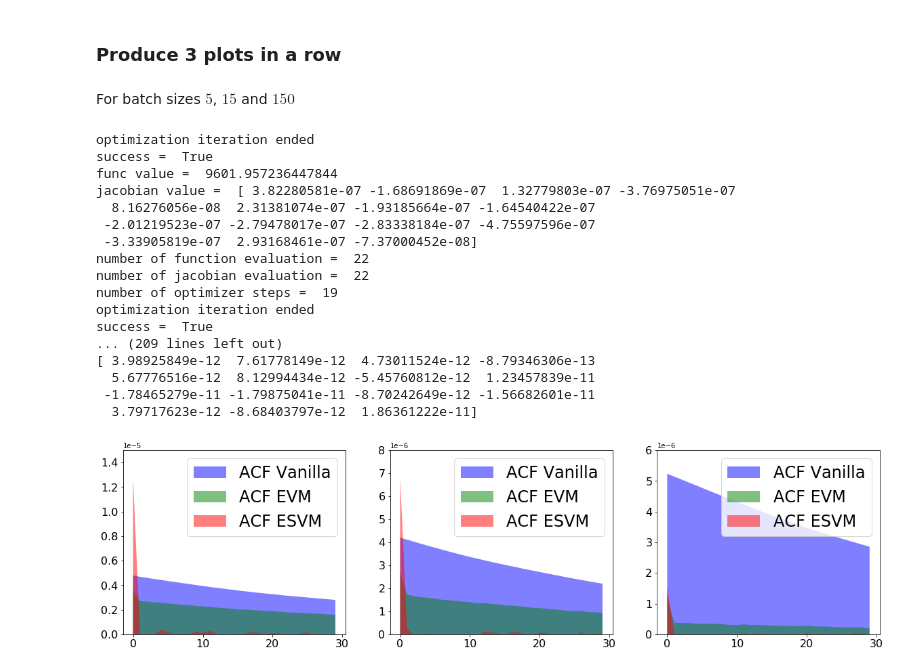
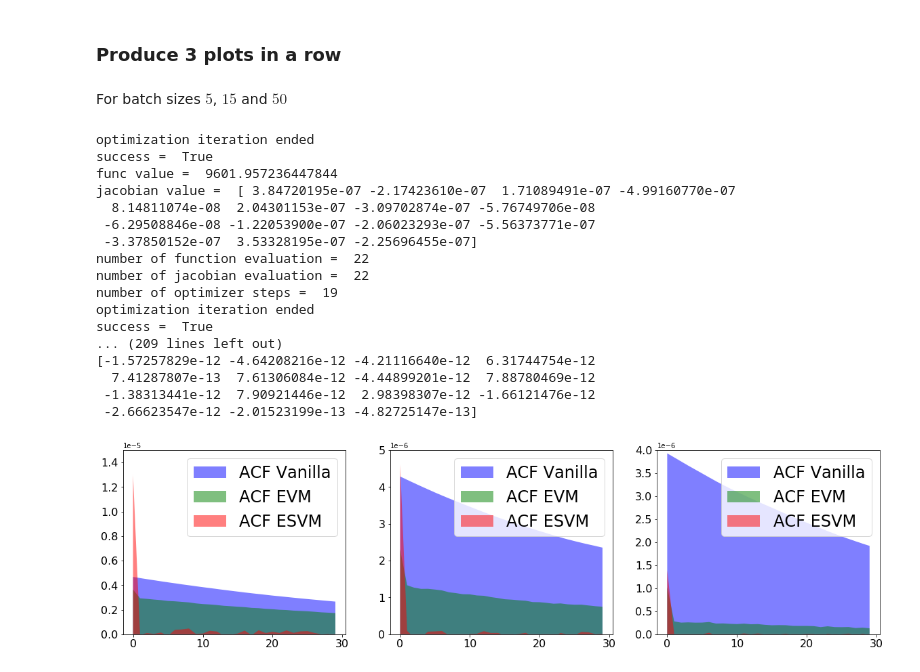
Before and after one commit to svsamsonov/vr_sg_mcmc, a Jupyter notebook: Code_logistic_regression/Generate_acf_pictures.ipynb, the cells around one changed output. Cells and saved outputs as stored; diff of their text form; code cells hidden in the pictures.

```diff
--- a/Code_logistic_regression/Generate_acf_pictures.ipynb
+++ b/Code_logistic_regression/Generate_acf_pictures.ipynb
@@ -38,7 +38,7 @@ step = 1*10**(-1)
 n_traj_train = 4 # Number of independent MCMC trajectories for train
 
 if (dataset == "eeg"):
-    batch_size = 1*15 # Batch size for stochastic gradient
+    batch_size = 1*150 # Batch size for stochastic gradient
     N_b = 1*10**4 # Burn-in period
     N_train = 1*10**4 # Length of the train trajectory
     N_test = 1*10**4 # Length of the test trajectories
@@ -261,29 +304,29 @@ def generate_function_coefs(batch_size):
     f_vals_test = set_function(f_type,traj,inds_arr,params)
     return f_vals_test,traj_grad,A_ESVM_1,A_EVM_1
 # %% [markdown]
-For batch sizes $5$, $15$ and $150$
+For batch sizes $5$, $15$ and $50$
 # %%
 f_vals_5,traj_grad_5,A_ESVM_5,A_EVM_5 = generate_function_coefs(batch_size=5)
-f_vals_15,traj_grad_15,A_ESVM_15,A_EVM_15 = generate_function_coefs(batch_size=10)
+f_vals_15,traj_grad_15,A_ESVM_15,A_EVM_15 = generate_function_coefs(batch_size=15)
 f_vals_150,traj_grad_150,A_ESVM_150,A_EVM_150 = generate_function_coefs(batch_size=50)
 # %% [output]
 optimization iteration ended
 success =  True
 func value =  9601.957236447844
-jacobian value =  [ 3.82280581e-07 -1.68691869e-07  1.32779803e-07 -3.76975051e-07
-  8.16276056e-08  2.31381074e-07 -1.93185664e-07 -1.64540422e-07
- -2.01219523e-07 -2.79478017e-07 -2.83338184e-07 -4.75597596e-07
- -3.33905819e-07  2.93168461e-07 -7.37000452e-08]
+jacobian value =  [ 3.84720195e-07 -2.17423610e-07  1.71089491e-07 -4.99160770e-07
+  8.14811074e-08  2.04301153e-07 -3.09702874e-07 -5.76749706e-08
+ -6.29508846e-08 -1.22053900e-07 -2.06023293e-07 -5.56373771e-07
+ -3.37850152e-07  3.53328195e-07 -2.25696455e-07]
 number of function evaluation =  22
 number of jacobian evaluation =  22
 number of optimizer steps =  19
 optimization iteration ended
 success =  True
 ... (209 lines left out)
-[ 3.98925849e-12  7.61778149e-12  4.73011524e-12 -8.79346306e-13
-  5.67776516e-12  8.12994434e-12 -5.45760812e-12  1.23457839e-11
- -1.78465279e-11 -1.79875041e-11 -8.70242649e-12 -1.56682601e-11
-  3.79717623e-12 -8.68403797e-12  1.86361222e-11]
+[-1.57257829e-12 -4.64208216e-12 -4.21116640e-12  6.31744754e-12
+  7.41287807e-13  7.61306084e-12 -4.44899201e-12  7.88780469e-12
+ -1.38313441e-12  7.90921446e-12  2.98398307e-12 -1.66121476e-12
+ -2.66623547e-12 -2.01523199e-13 -4.82725147e-13]
 # %%
 def get_func_values(f_vals,traj_grad,EVM_coef,ESVM_coef, ex_num=0,var_num=0):
     vect_vanilla = f_vals[ex_num,:,var_num]
@@ -311,34 +354,34 @@ sample_acf_vanilla_150,sample_acf_EVM_150,sample_acf_ESVM_150 = get_acfs(vect_va
 
 
 fig, (ax1, ax2, ax3) = plt.subplots(1,3,figsize=(20,5),gridspec_kw={'width_ratios': [1,1,1]})
 #ax1.set_title('Batch size = 5',fontsize=24)
 ax1.fill_between(N_cov_1+np.arange(N_cov-N_cov_1),sample_acf_vanilla_5[N_cov_1:N_cov],facecolor='blue',alpha=0.5,label='ACF Vanilla')
 ax1.fill_between(N_cov_1+np.arange(N_cov-N_cov_1),sample_acf_EVM_5[N_cov_1:N_cov],facecolor='green',alpha=0.5,label='ACF EVM')
 ax1.fill_between(N_cov_1+np.arange(N_cov-N_cov_1),sample_acf_ESVM_5[N_cov_1:N_cov],facecolor='red',alpha=0.5,label='ACF ESVM')
 ax1.set_ylim(0,15e-6)
 ax1.ticklabel_format(axis='y',style='sci',scilimits=(-2,2))
 ax1.tick_params(axis='y',labelsize = 16)
 ax1.tick_params(axis='x',labelsize = 16)
 ax1.legend(fontsize=24)
 #ax2.set_title('Batch size = 10',fontsize=24)
 ax2.fill_between(N_cov_1+np.arange(N_cov-N_cov_1),sample_acf_vanilla_15[N_cov_1:N_cov],facecolor='blue',alpha=0.5,label='ACF Vanilla')
 ax2.fill_between(N_cov_1+np.arange(N_cov-N_cov_1),sample_acf_EVM_15[N_cov_1:N_cov],facecolor='green',alpha=0.5,label='ACF EVM')
 ax2.fill_between(N_cov_1+np.arange(N_cov-N_cov_1),sample_acf_ESVM_15[N_cov_1:N_cov],facecolor='red',alpha=0.5,label='ACF ESVM')
-ax2.set_ylim(0,8e-6)
+ax2.set_ylim(0,5e-6)
 ax2.ticklabel_format(axis='y',style='sci',scilimits=(-2,2))
 ax2.tick_params(axis='y',labelsize = 16)
 ax2.tick_params(axis='x',labelsize = 16)
 ax2.legend(fontsize=24)
 #ax3.set_title('Batch size = 50',fontsize=24)
 ax3.fill_between(N_cov_1+np.arange(N_cov-N_cov_1),sample_acf_vanilla_150[N_cov_1:N_cov],facecolor='blue',alpha=0.5,label='ACF Vanilla')
 ax3.fill_between(N_cov_1+np.arange(N_cov-N_cov_1),sample_acf_EVM_150[N_cov_1:N_cov],facecolor='green',alpha=0.5,label='ACF EVM')
 ax3.fill_between(N_cov_1+np.arange(N_cov-N_cov_1),sample_acf_ESVM_150[N_cov_1:N_cov],facecolor='red',alpha=0.5,label='ACF ESVM')
-ax3.set_ylim(0,6e-6)
+ax3.set_ylim(0,4e-6)
 ax3.tick_params(axis='y',labelsize = 16)
 ax3.tick_params(axis='x',labelsize = 16)
 ax3.ticklabel_format(axis='y',style='sci',scilimits=(-2,2))
 ax3.legend(fontsize=24)
-fig.savefig("all_batches.pdf",bbox_inches = "tight")
+fig.savefig("all_batches_new.pdf",bbox_inches = "tight")
 plt.show()
 # %% [output]
-[figure, old version]
+[figure, new version]
```
Also changed, not shown: parts of 5 cells of this notebook, 45 other files.
